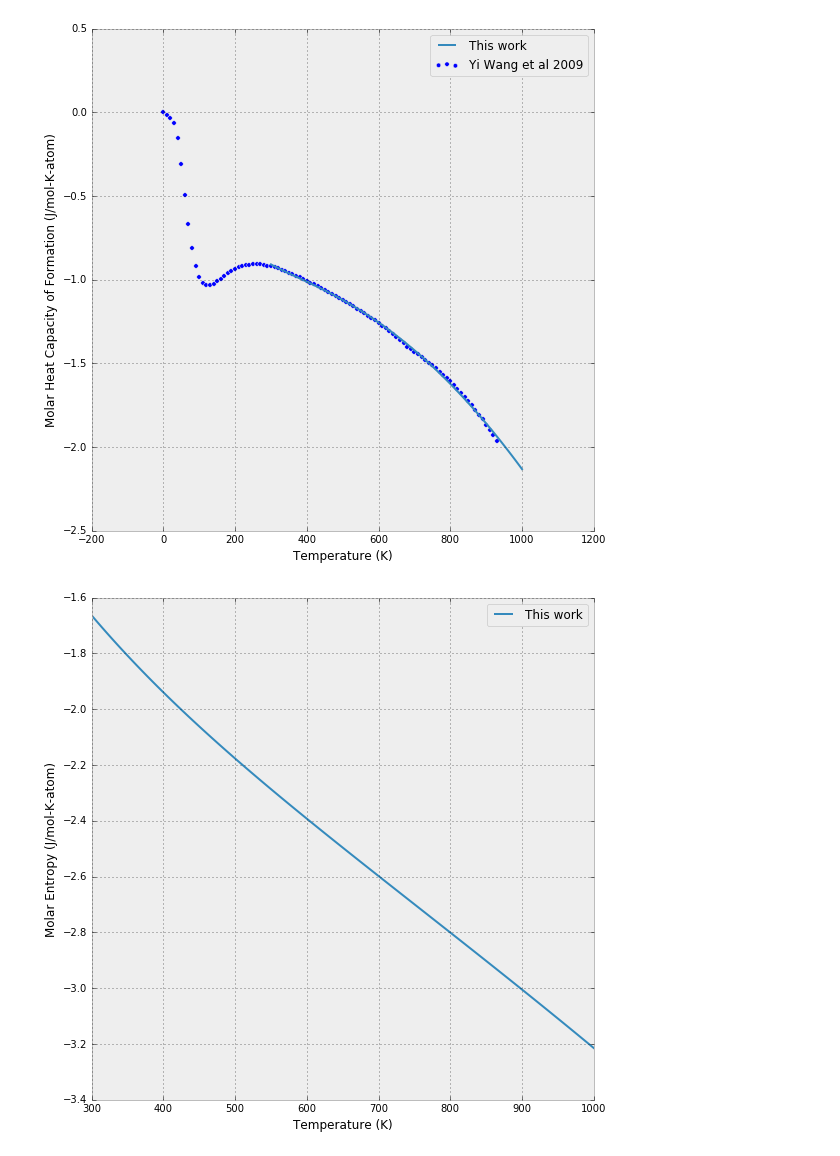
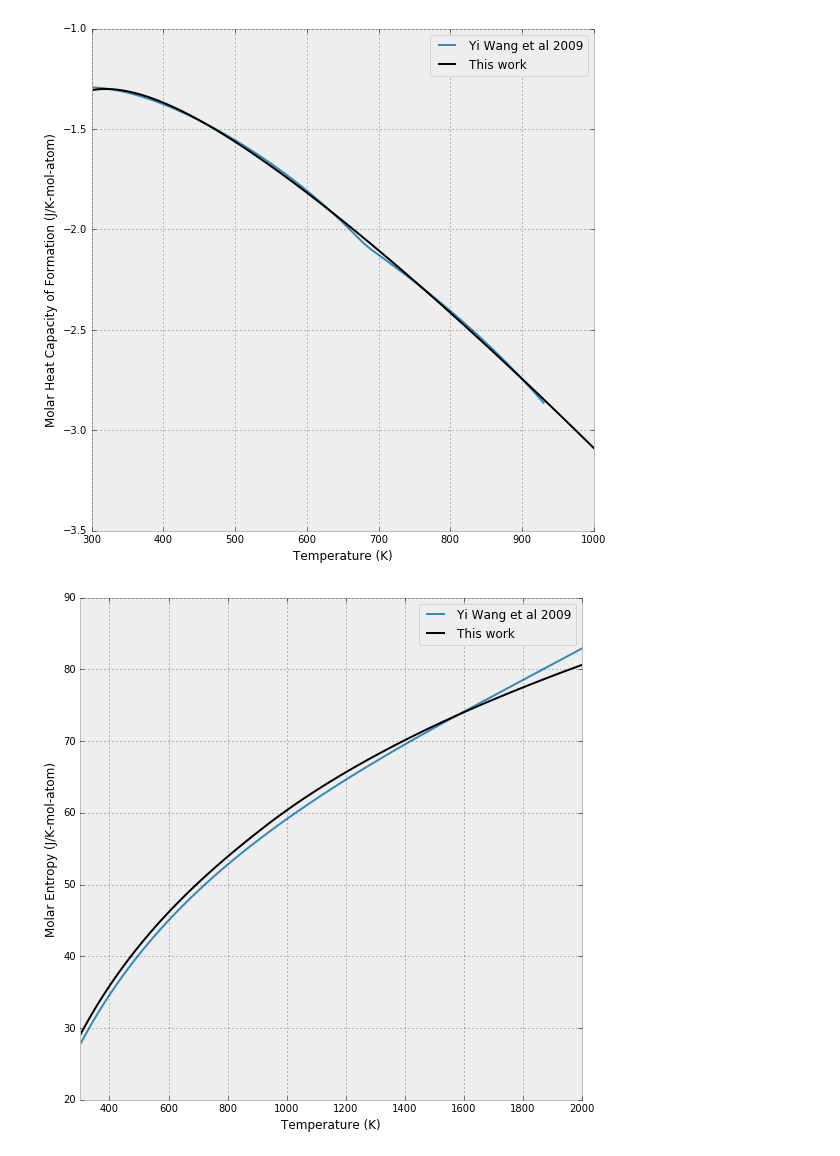
Before and after one commit to PhasesResearchLab/ESPEI, a Jupyter notebook: Parameters.ipynb, the cells around one changed output. Saved outputs shown, nothing was run; the diff lists cells and outputs as text; code cells hidden in the pictures.

Commit message:
Updates on checking plots and reference state compatibility for L12 and B2 endmembers

```diff
--- a/Parameters.ipynb
+++ b/Parameters.ipynb
@@ -12,9 +12,12 @@ def recursive_glob(start, pattern):
             matches.append(os.path.join(root, filename))
     return matches
 comps = ['AL', 'NI', 'VA']
-phase = 'FCC_L12'
-configuration = [["NI"], ["NI"], ["NI"], ["AL"], ["VA"]]
-#configuration = [["AL"], ["NI"], ["VA"]]
+#phase = 'FCC_L12'
+#configuration = ["NI", "NI", "NI", "AL", "VA"]
+#ratios = [0.25, 0.25, 0.25, 0.25, 1]
+phase = 'BCC_B2'
+ratios = [0.5, 0.5, 1]
+configuration = [["AL"], ["NI"], ["VA"]]
 datasets = paramselect.load_datasets(sorted(recursive_glob('Al-Ni', '*.json')))
 # %%
 parameters = paramselect.fit_formation_energy(comps, phase, configuration, datasets)
@@ -28,3 +31,3 @@ parameters = paramselect.fit_formation_energy(comps, phase, configuration, datas
 # %%
-paramselect.plot_parameters(comps, phase, configuration, datasets, parameters)
+paramselect.plot_parameters(comps, phase, configuration, ratios, datasets, parameters)
 # %% [output]
@@ -32,2 +35,2 @@ paramselect.plot_parameters(comps, phase, configuration, datasets, parameters)
-[figure, old version]
+[figure, new version]
-[figure, old version]
+[figure, new version]
```
Also changed, not shown: parts of 4 cells of this notebook, 21 other files.
